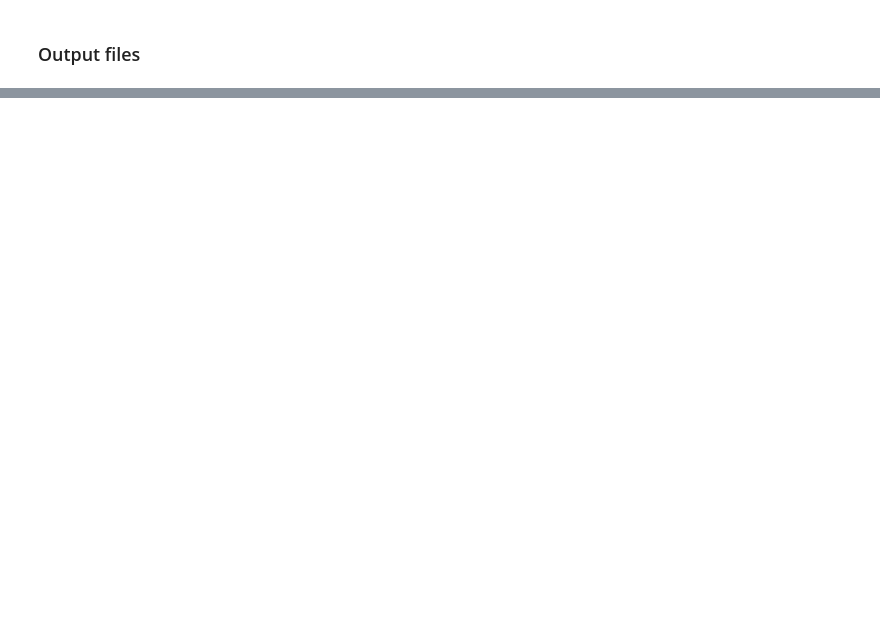
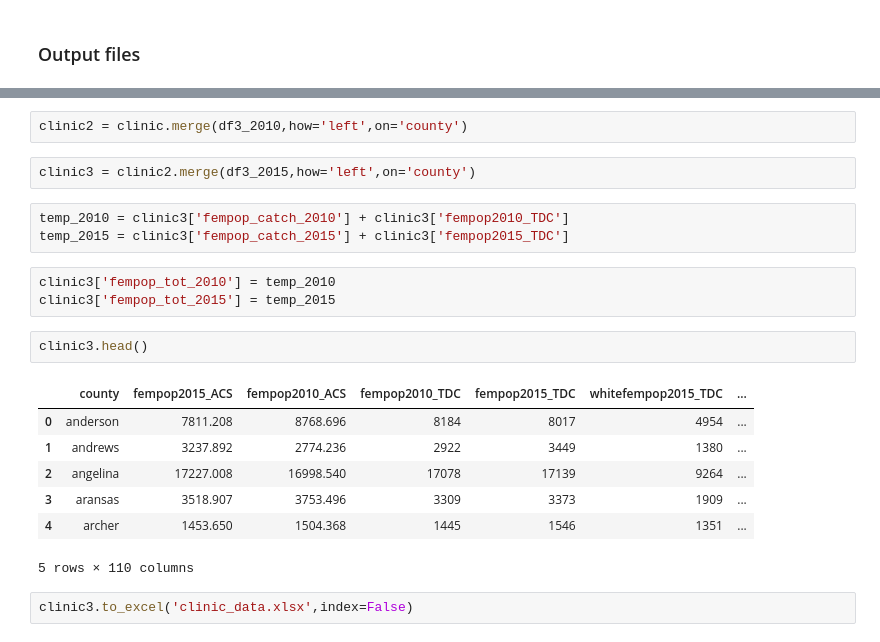
Before and after one commit to odog96/contraceptive_care, a Jupyter notebook: county_catchment.ipynb, the cells around one changed output, grey strips where cells are left out. Drawn from its saved outputs; the diff is of its cells as text; blank space fills up the shorter version.

```diff
--- a/county_catchment.ipynb
+++ b/county_catchment.ipynb
@@ -238,0 +370,22 @@ county_detail.to_csv('data_county_centroid.csv')
+# %%
+clinic2 = clinic.merge(df3_2010,how='left',on='county')
+# %%
+clinic3 = clinic2.merge(df3_2015,how='left',on='county')
+# %%
+temp_2010 = clinic3['fempop_catch_2010'] + clinic3['fempop2010_TDC']
+temp_2015 = clinic3['fempop_catch_2015'] + clinic3['fempop2015_TDC']
+# %%
+clinic3['fempop_tot_2010'] = temp_2010
+clinic3['fempop_tot_2015'] = temp_2015
+# %%
+clinic3.head()
+# %% [output]
+|  | county | fempop2015_ACS | fempop2010_ACS | fempop2010_TDC | fempop2015_TDC | whitefempop2015_TDC | ... |
+| 0 | anderson | 7811.208 | 8768.696 | 8184 | 8017 | 4954 | ... |
+| 1 | andrews | 3237.892 | 2774.236 | 2922 | 3449 | 1380 | ... |
+| 2 | angelina | 17227.008 | 16998.540 | 17078 | 17139 | 9264 | ... |
+| 3 | aransas | 3518.907 | 3753.496 | 3309 | 3373 | 1909 | ... |
+| 4 | archer | 1453.650 | 1504.368 | 1445 | 1546 | 1351 | ... |
+5 rows × 110 columns
+# %%
+clinic3.to_excel('clinic_data.xlsx',index=False)
```
Also changed, not shown: parts of 43 cells of this notebook, 2 other files.
